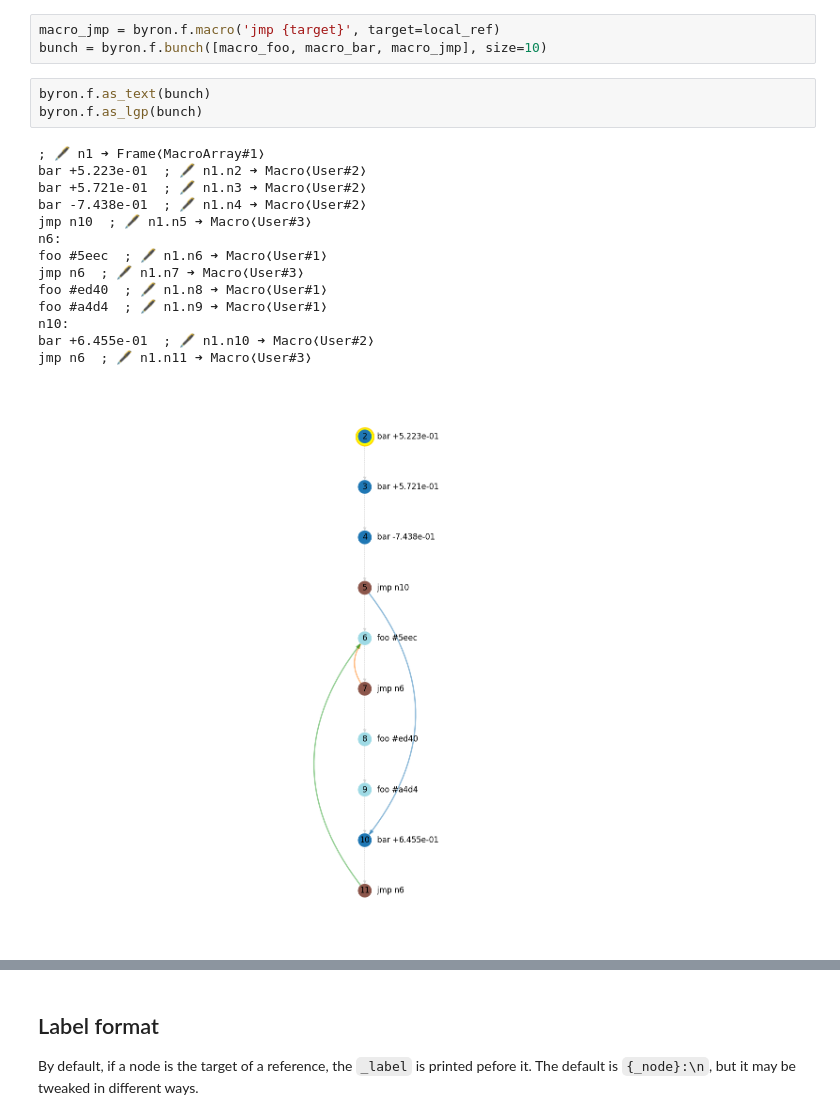
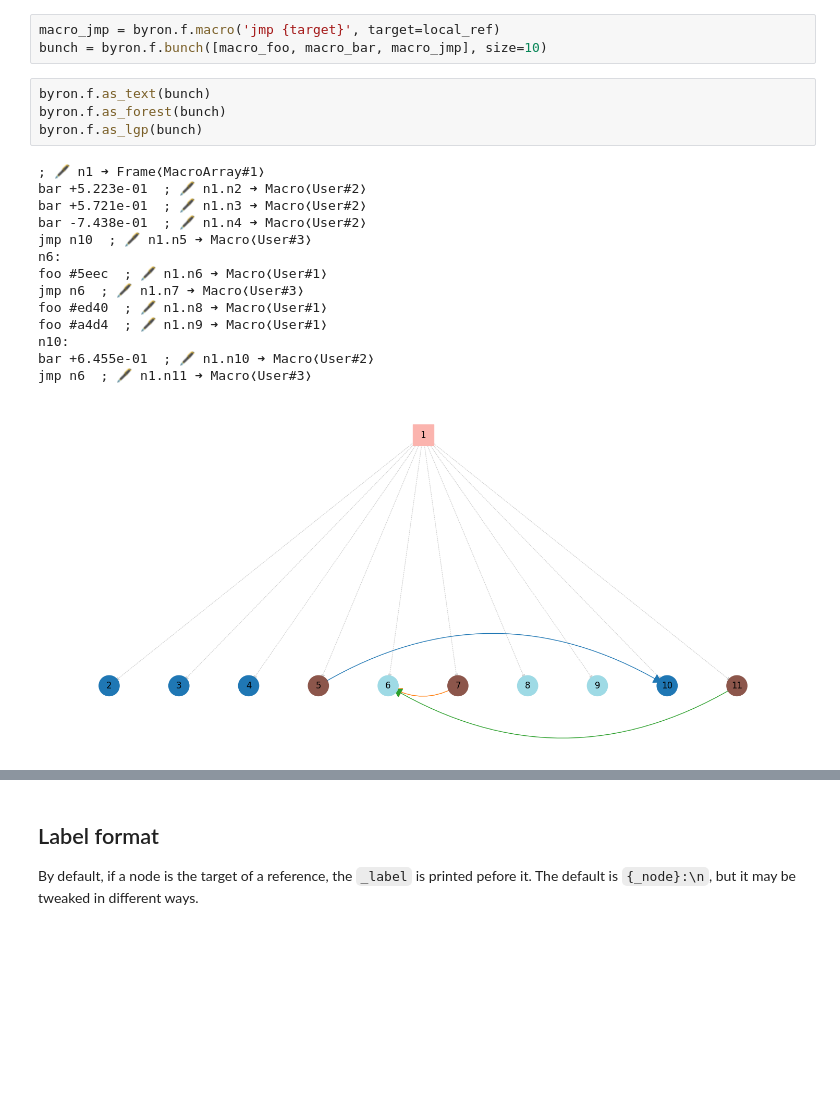
Before and after one commit to cad-polito-it/byron, a Jupyter notebook: examples/notebooks/constraints/03. local references.ipynb, the cells around one changed output, grey strips where cells are left out. Cells and saved outputs as stored; diff of their text form; blank space fills up the shorter version.

```diff
--- a/examples/notebooks/constraints/03. local references.ipynb
+++ b/examples/notebooks/constraints/03. local references.ipynb
@@ -26,19 +26,20 @@ macro_jmp = byron.f.macro('jmp {target}', target=local_ref)
 bunch = byron.f.bunch([macro_foo, macro_bar, macro_jmp], size=10)
 # %%
 byron.f.as_text(bunch)
+byron.f.as_forest(bunch)
 byron.f.as_lgp(bunch)
 # %% [output]
 ; 🖋 n1 ➜ Frame❬MacroArray#1❭
 bar +5.223e-01  ; 🖋 n1.n2 ➜ Macro❬User#2❭
 bar +5.721e-01  ; 🖋 n1.n3 ➜ Macro❬User#2❭
 bar -7.438e-01  ; 🖋 n1.n4 ➜ Macro❬User#2❭
 jmp n10  ; 🖋 n1.n5 ➜ Macro❬User#3❭
 n6:
 foo #5eec  ; 🖋 n1.n6 ➜ Macro❬User#1❭
 jmp n6  ; 🖋 n1.n7 ➜ Macro❬User#3❭
 foo #ed40  ; 🖋 n1.n8 ➜ Macro❬User#1❭
 foo #a4d4  ; 🖋 n1.n9 ➜ Macro❬User#1❭
 n10:
 bar +6.455e-01  ; 🖋 n1.n10 ➜ Macro❬User#2❭
 jmp n6  ; 🖋 n1.n11 ➜ Macro❬User#3❭
-[figure, old version]
+[figure, new version]
```
Also changed, not shown: parts of 4 cells of this notebook, 24 other files.
